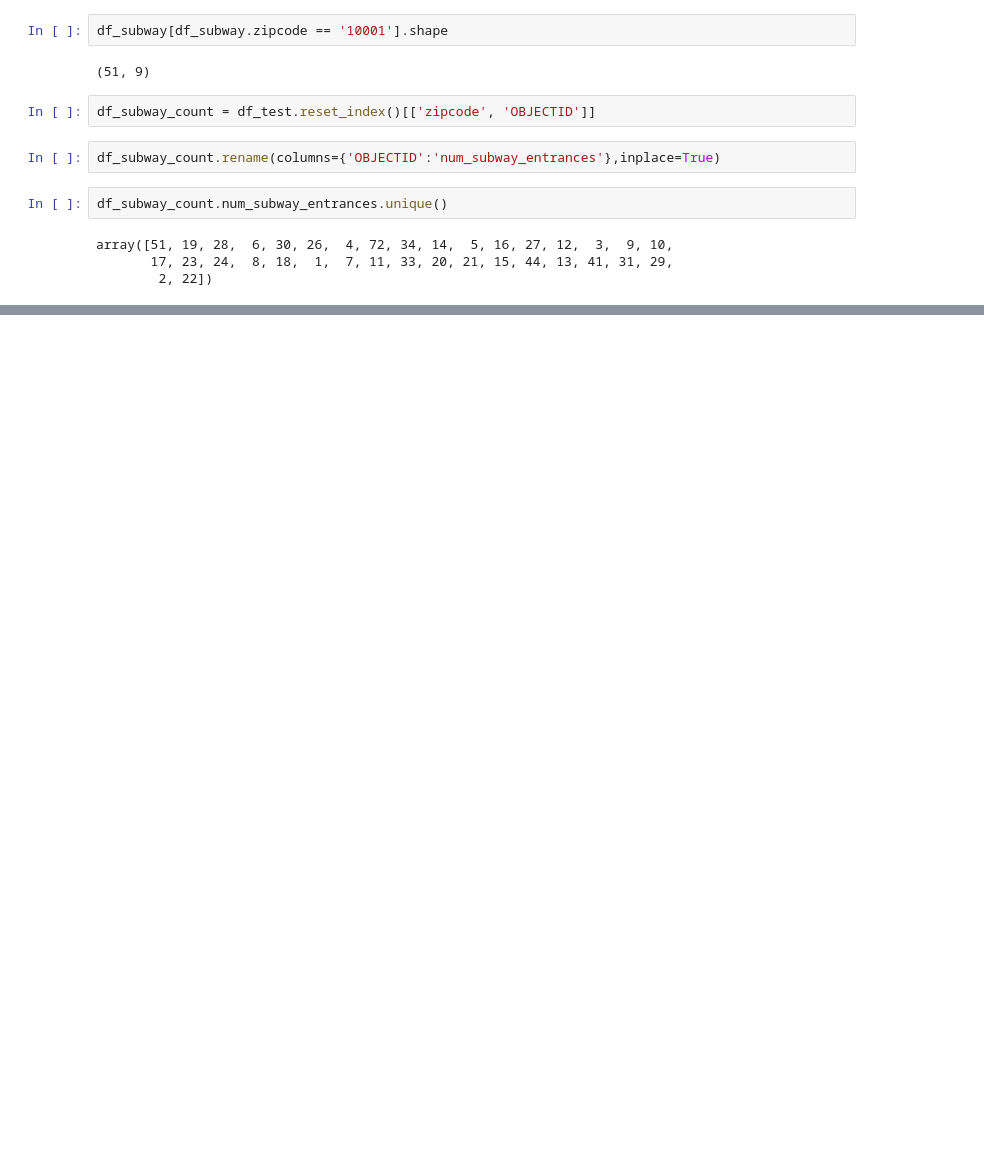
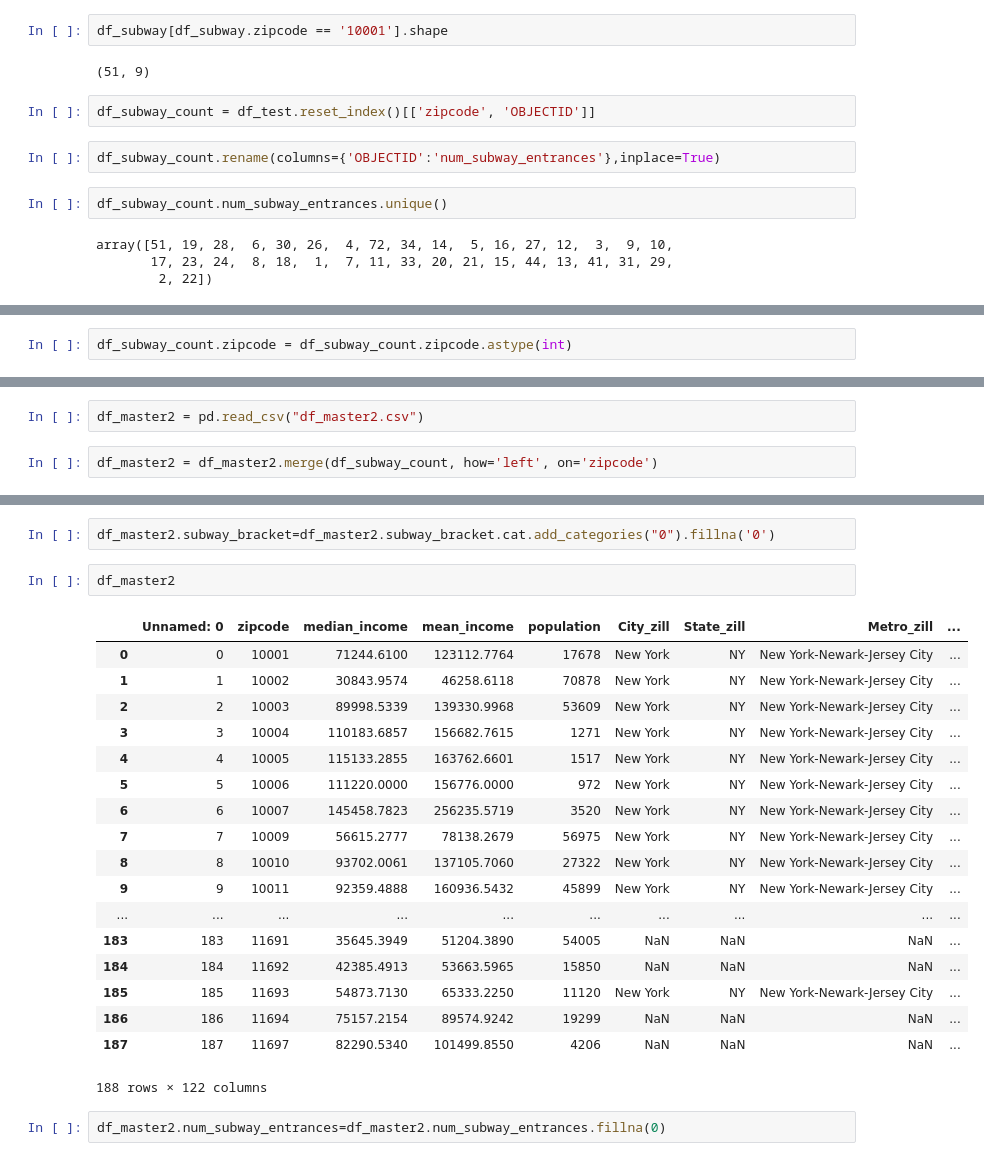
Before and after one commit to graceh3/mod_2_project, a Jupyter notebook: subway_entrances_zipcodes.ipynb, the cells around one changed output, grey strips where cells are left out. Saved outputs shown, nothing was run; the diff lists cells and outputs as text; blank space fills up the shorter version.

Commit message:
add regressions and add to master dataframe

```diff
--- a/subway_entrances_zipcodes.ipynb
+++ b/subway_entrances_zipcodes.ipynb
@@ -158,0 +151,2 @@ df_subway_count
+# %%
+df_subway_count.zipcode = df_subway_count.zipcode.astype(int)
@@ -158,0 +173,4 @@ df_subway_count
+# %%
+df_master2 = pd.read_csv("df_master2.csv")
+# %%
+df_master2 = df_master2.merge(df_subway_count, how='left', on='zipcode')
@@ -158,0 +187,25 @@ df_subway_count
+# %%
+df_master2.subway_bracket=df_master2.subway_bracket.cat.add_categories("0").fillna('0')
+# %%
+df_master2
+# %% [output]
+|  | Unnamed: 0 | zipcode | median_income | mean_income | population | City_zill | State_zill | Metro_zill | ... |
+| 0 | 0 | 10001 | 71244.6100 | 123112.7764 | 17678 | New York | NY | New York-Newark-Jersey City | ... |
+| 1 | 1 | 10002 | 30843.9574 | 46258.6118 | 70878 | New York | NY | New York-Newark-Jersey City | ... |
+| 2 | 2 | 10003 | 89998.5339 | 139330.9968 | 53609 | New York | NY | New York-Newark-Jersey City | ... |
+| 3 | 3 | 10004 | 110183.6857 | 156682.7615 | 1271 | New York | NY | New York-Newark-Jersey City | ... |
+| 4 | 4 | 10005 | 115133.2855 | 163762.6601 | 1517 | New York | NY | New York-Newark-Jersey City | ... |
+| 5 | 5 | 10006 | 111220.0000 | 156776.0000 | 972 | New York | NY | New York-Newark-Jersey City | ... |
+| 6 | 6 | 10007 | 145458.7823 | 256235.5719 | 3520 | New York | NY | New York-Newark-Jersey City | ... |
+| 7 | 7 | 10009 | 56615.2777 | 78138.2679 | 56975 | New York | NY | New York-Newark-Jersey City | ... |
+| 8 | 8 | 10010 | 93702.0061 | 137105.7060 | 27322 | New York | NY | New York-Newark-Jersey City | ... |
+| 9 | 9 | 10011 | 92359.4888 | 160936.5432 | 45899 | New York | NY | New York-Newark-Jersey City | ... |
+| ... | ... | ... | ... | ... | ... | ... | ... | ... | ... |
+| 183 | 183 | 11691 | 35645.3949 | 51204.3890 | 54005 | NaN | NaN | NaN | ... |
+| 184 | 184 | 11692 | 42385.4913 | 53663.5965 | 15850 | NaN | NaN | NaN | ... |
+| 185 | 185 | 11693 | 54873.7130 | 65333.2250 | 11120 | New York | NY | New York-Newark-Jersey City | ... |
+| 186 | 186 | 11694 | 75157.2154 | 89574.9242 | 19299 | NaN | NaN | NaN | ... |
+| 187 | 187 | 11697 | 82290.5340 | 101499.8550 | 4206 | NaN | NaN | NaN | ... |
+188 rows × 122 columns
+# %%
+df_master2.num_subway_entrances=df_master2.num_subway_entrances.fillna(0)
```
Also changed, not shown: parts of 12 cells of this notebook, 1 other file.
